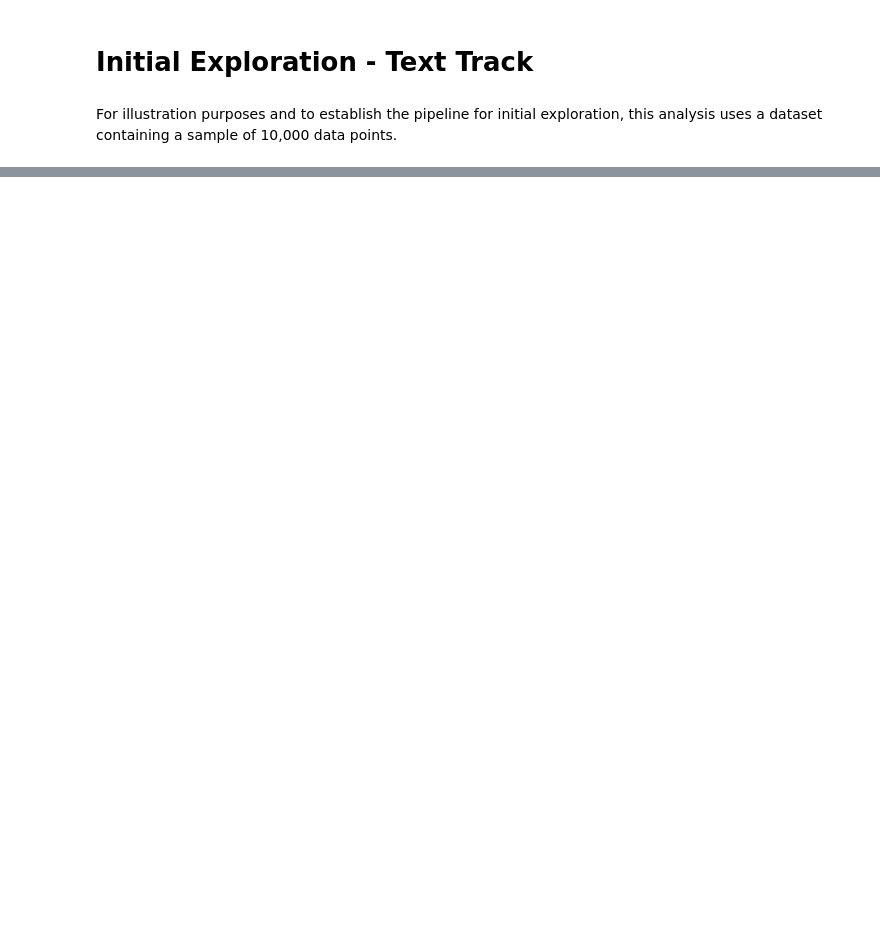
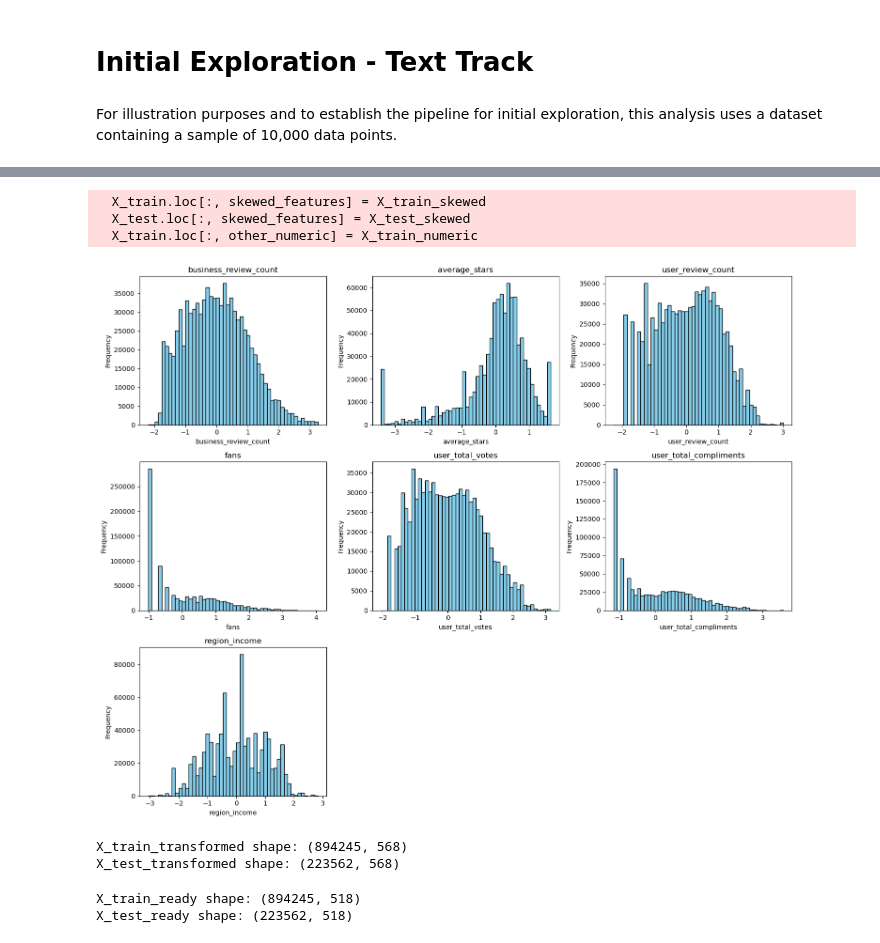
Before and after one commit to angelina-sjw/Math-148-Project, a Jupyter notebook: main.ipynb, the cells around one changed output, grey strips where cells are left out. Cells and saved outputs as stored; diff of their text form; code cells hidden in the pictures; blank space fills up the shorter version.

```diff
--- a/main.ipynb
+++ b/main.ipynb
@@ -316,0 +75,31 @@ plt.show()
+# %%
+skewed_features = ['business_review_count', 'user_review_count', 'fans',
+                   'user_total_votes', 'user_total_compliments', 'region_income']
+numeric_features = ['average_stars', 'business_stars', 'parking_count']
+stars_feature = ['stars']
+X_train, X_test = transform_numeric_features(X_train, X_test, skewed_features, numeric_features, stars_feature)
+plot_numeric_histograms(X_train, num_cols)
+# %% [output]
+  X_train.loc[:, skewed_features] = X_train_skewed
+  X_test.loc[:, skewed_features] = X_test_skewed
+  X_train.loc[:, other_numeric] = X_train_numeric
+[figure, added]
+# %%
+text_transformer = TextTransformer(sbert_model_name='all-MiniLM-L6-v2',
+                                   pca_components=50, lda_topics=5,
+                                   count_max_features=1000, tfidf_max_features=500)
+X_train_text, X_test_text = transform_text_features(X_train, X_test, y_train, text_transformer, sample_size=0.1)
+print("X_train_transformed shape:", X_train_text.shape)
+print("X_test_transformed shape:", X_test_text.shape)
+# %% [output]
+X_train_transformed shape: (894245, 568)
+X_test_transformed shape: (223562, 568)
+# %%
+preprocessor = create_preprocessor(X_train_text)
+X_train_ready = preprocessor.fit_transform(X_train_text)
+X_test_ready = preprocessor.transform(X_test_text)
+print("X_train_ready shape:", X_train_ready.shape)
+print("X_test_ready shape:", X_test_ready.shape)
+# %% [output]
+X_train_ready shape: (894245, 518)
+X_test_ready shape: (223562, 518)
```
Also changed, not shown: parts of 23 cells of this notebook, 25 other files.
